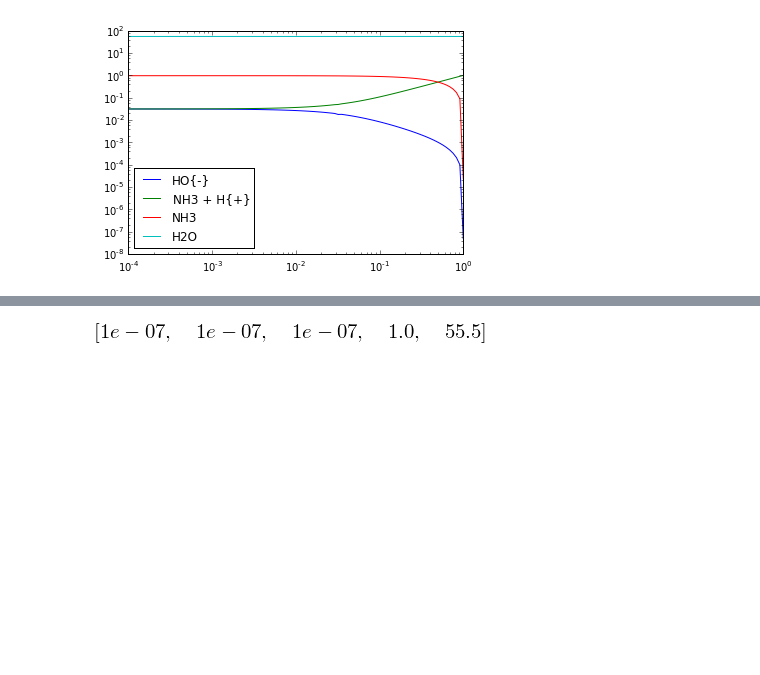
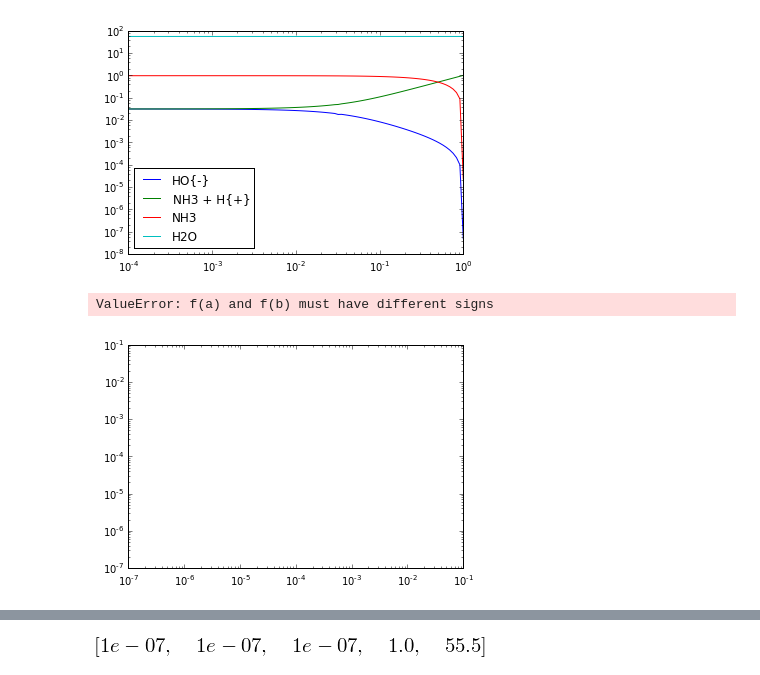
Before and after one commit to bjodah/chempy, a Jupyter notebook: examples/Ammonia.ipynb, the cells around one changed output, grey strips where cells are left out. Drawn from its saved outputs; the diff is of its cells as text; code cells hidden in the pictures; blank space fills up the shorter version.

```diff
--- a/examples/Ammonia.ipynb
+++ b/examples/Ammonia.ipynb
@@ -206,3 +226,9 @@ all(success)
 # %% [output]
 True
 [figure]
+# %%
+_, success = rs.plot(init_conc, Hp, np.logspace(-4, 0, nc), scaling=1e-8, carry=True)
+all(success)
+# %% [output]
+ValueError: f(a) and f(b) must have different signs
+[figure, added]
```
Also changed, not shown: parts of 8 cells of this notebook, 2 other files.
